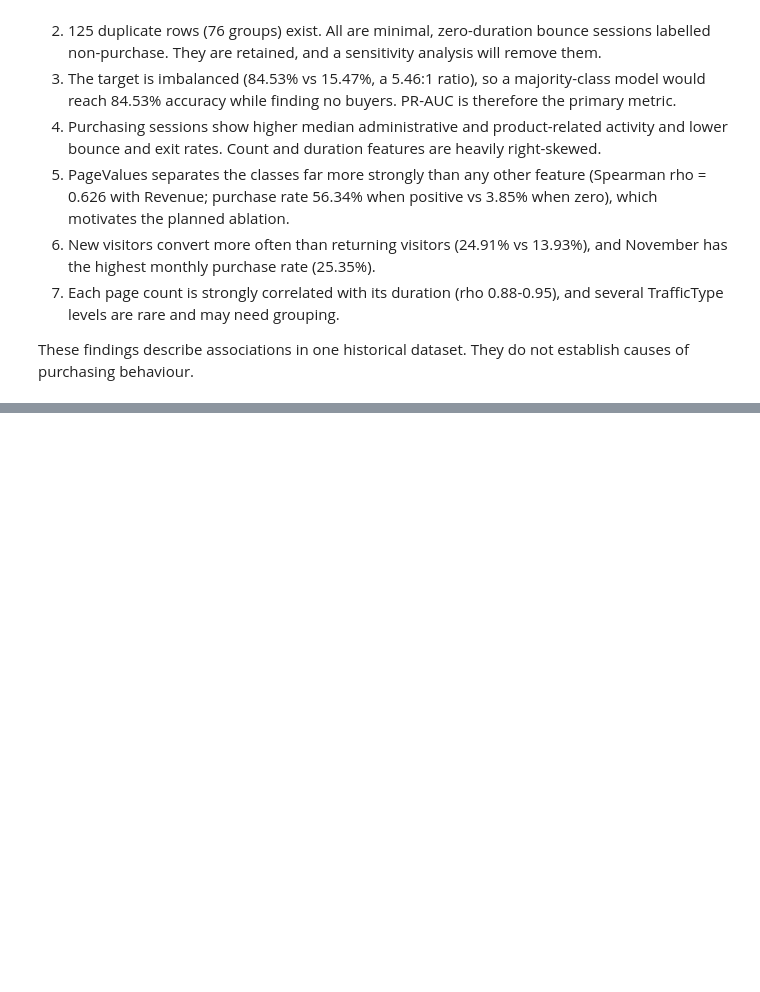
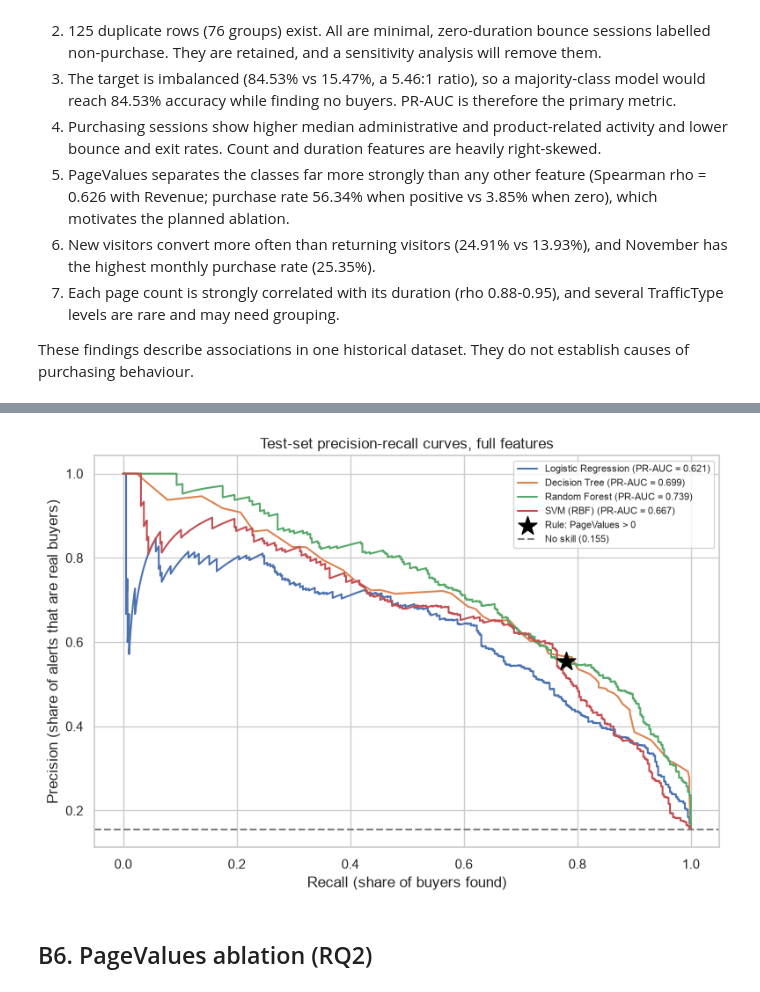
Before and after one commit to PriyankaYakkateela/online-shopper-purchase-prediction, a Jupyter notebook: notebooks/Online_Shopper_EDA.ipynb, the cells around one changed output, grey strips where cells are left out. Drawn from its saved outputs; the diff is of its cells as text; code cells hidden in the pictures; blank space fills up the shorter version.

Commit message:
Milestone 2: modelling in notebook Part B, results, pinned requirements

```diff
--- a/notebooks/Online_Shopper_EDA.ipynb
+++ b/notebooks/Online_Shopper_EDA.ipynb
@@ -467,0 +474,18 @@ These findings describe associations in one historical dataset. They do not esta
+# %%
+from sklearn.model_selection import train_test_split
+
+# Model-ready copy of the predictors
+X = X_full.copy()
+code_cols = ["OperatingSystems", "Browser", "Region", "TrafficType"]
+X[code_cols] = X[code_cols].astype(str)   # these are category codes, not quantities
+X["Weekend"] = X["Weekend"].astype(int)   # True/False -> 1/0
+y = y_encoded                              # Revenue as 1/0
+
+# One stratified 80/20 split, reused for every model and both feature sets
+X_train, X_test, y_train, y_test = train_test_split(
+    X, y, test_size=0.2, stratify=y, random_state=RANDOM_STATE
+)
+
+print("Train:", X_train.shape, "| purchase rate:", round(y_train.mean(), 3))
+print("Test: ", X_test.shape, "| purchase rate:", round(y_test.mean(), 3),
+      "| purchases:", y_test.sum())
@@ -467,0 +694,20 @@ These findings describe associations in one historical dataset. They do not esta
+# %%
+fig, ax = plt.subplots(figsize=(8, 5.5))
+for name in model_specs:
+    p, rc, _ = precision_recall_curve(y_test, test_scores[(name, "Full")])
+    ax.plot(rc, p, label=f"{name} (PR-AUC = {results_full.loc[name, 'PR-AUC']:.3f})")
+rule = baseline_table.loc["Rule: PageValues > 0"]
+ax.scatter(rule["Recall"], rule["Precision"], marker="*", s=250, c="black", zorder=5,
+           label="Rule: PageValues > 0")
+ax.axhline(y_test.mean(), ls="--", c="grey", label=f"No skill ({y_test.mean():.3f})")
+ax.set_xlabel("Recall (share of buyers found)")
+ax.set_ylabel("Precision (share of alerts that are real buyers)")
+ax.set_title("Test-set precision-recall curves, full features")
+ax.legend(fontsize=8)
+plt.tight_layout()
+plt.savefig("../results/fig1_pr_curves.png", dpi=150, bbox_inches="tight")
+plt.show()
+# %% [output]
+[figure, added]
+# %% [markdown]
+## B6. PageValues ablation (RQ2)
```
Also changed, not shown: parts of 22 cells of this notebook, 15 other files.
